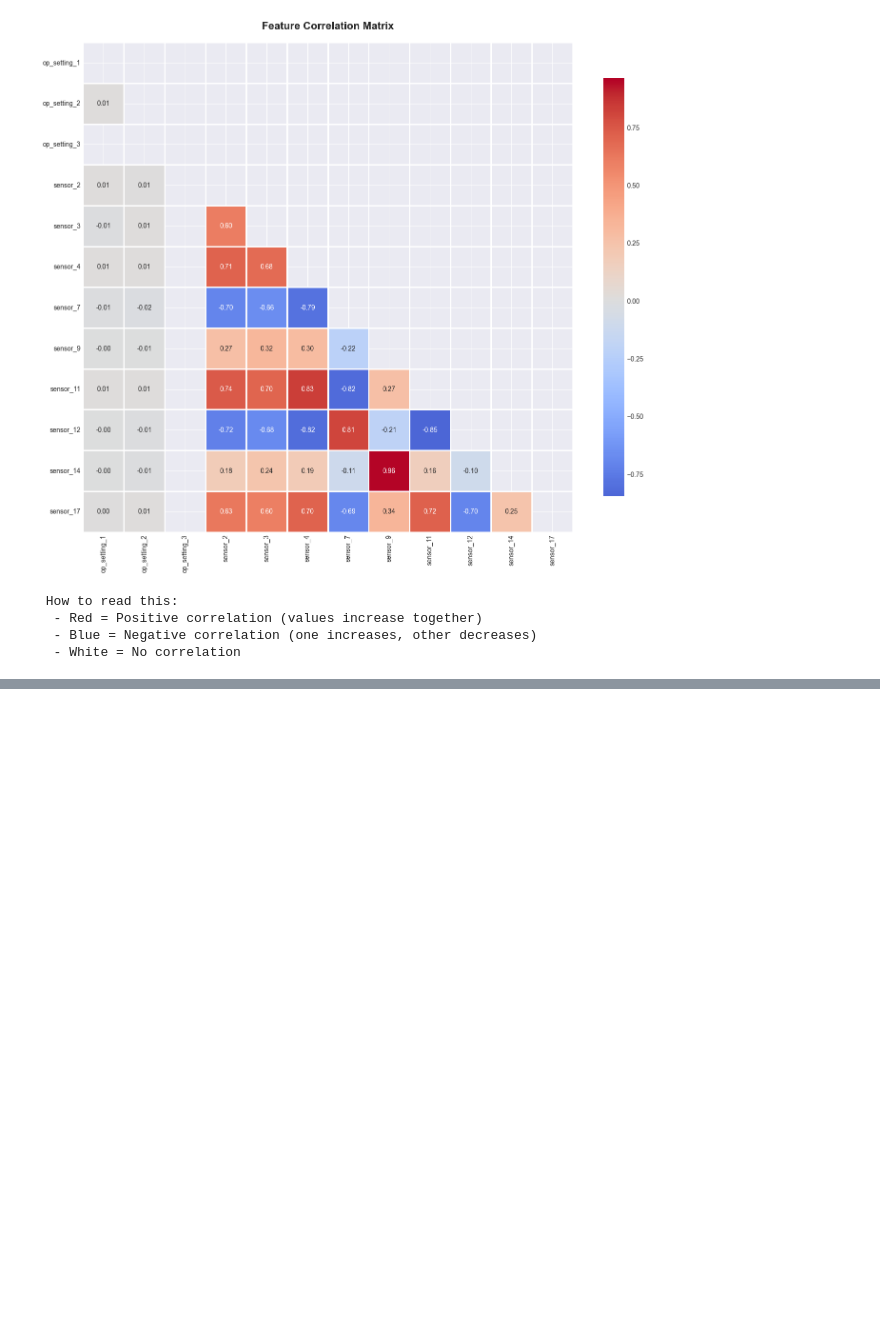
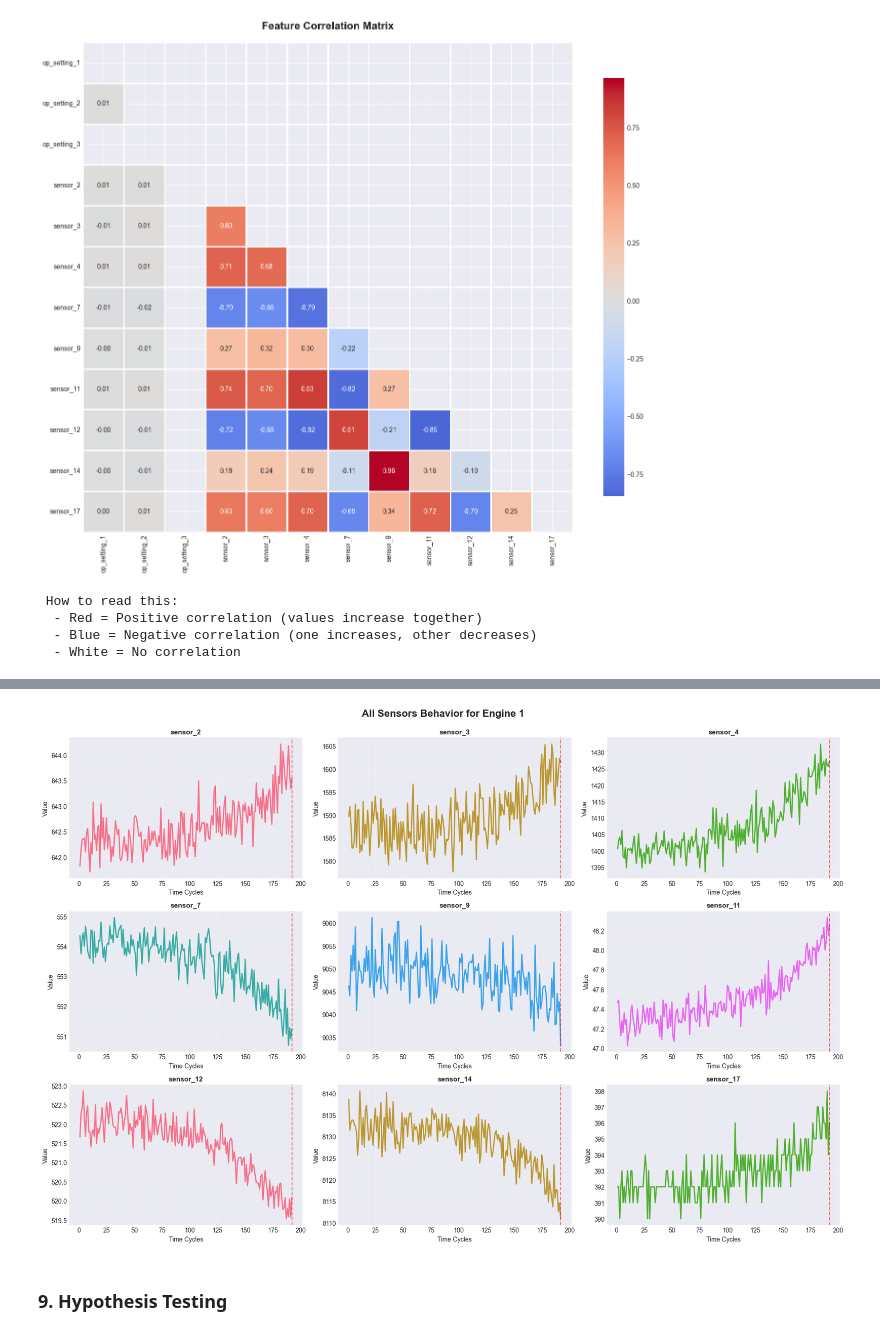
Before and after one commit to kumaraadya/Predictive-Maintenance-for-Industrial-Equipment, a Jupyter notebook: notebooks/01_eda.ipynb, the cells around one changed output, grey strips where cells are left out. Saved outputs shown, nothing was run; the diff lists cells and outputs as text; code cells hidden in the pictures; blank space fills up the shorter version.

```diff
--- a/notebooks/01_eda.ipynb
+++ b/notebooks/01_eda.ipynb
@@ -464,0 +542,29 @@ print("  - White = No correlation")
+# %%
+selected_engine = sample_engines[0]
+engine_data = train_df[train_df['unit_id'] == selected_engine]
+
+fig, axes = plt.subplots(3, 3, figsize=(18, 12))
+axes = axes.ravel()
+
+for idx, sensor in enumerate(useful_sensors[:9]):
+    axes[idx].plot(engine_data['time_cycles'],
+                   engine_data[sensor],
+                   linewidth=2,
+                   color=f'C{idx}')
+
+    axes[idx].set_xlabel('Time Cycles', fontsize=10)
+    axes[idx].set_ylabel('Value', fontsize=10)
+    axes[idx].set_title(f'{sensor}', fontsize=11, fontweight='bold')
+    axes[idx].grid(True, alpha=0.3)
+
+    max_cycle = engine_data['time_cycles'].max()
+    axes[idx].axvline(max_cycle, color='red', linestyle='--', alpha=0.5)
+
+plt.suptitle(f'All Sensors Behavior for Engine {selected_engine}',
+             fontsize=16, fontweight='bold', y=0.995)
+plt.tight_layout()
+plt.show()
+# %% [output]
+[figure, added]
+# %% [markdown]
+### 9. Hypothesis Testing
```
Also changed, not shown: parts of 5 cells of this notebook.
